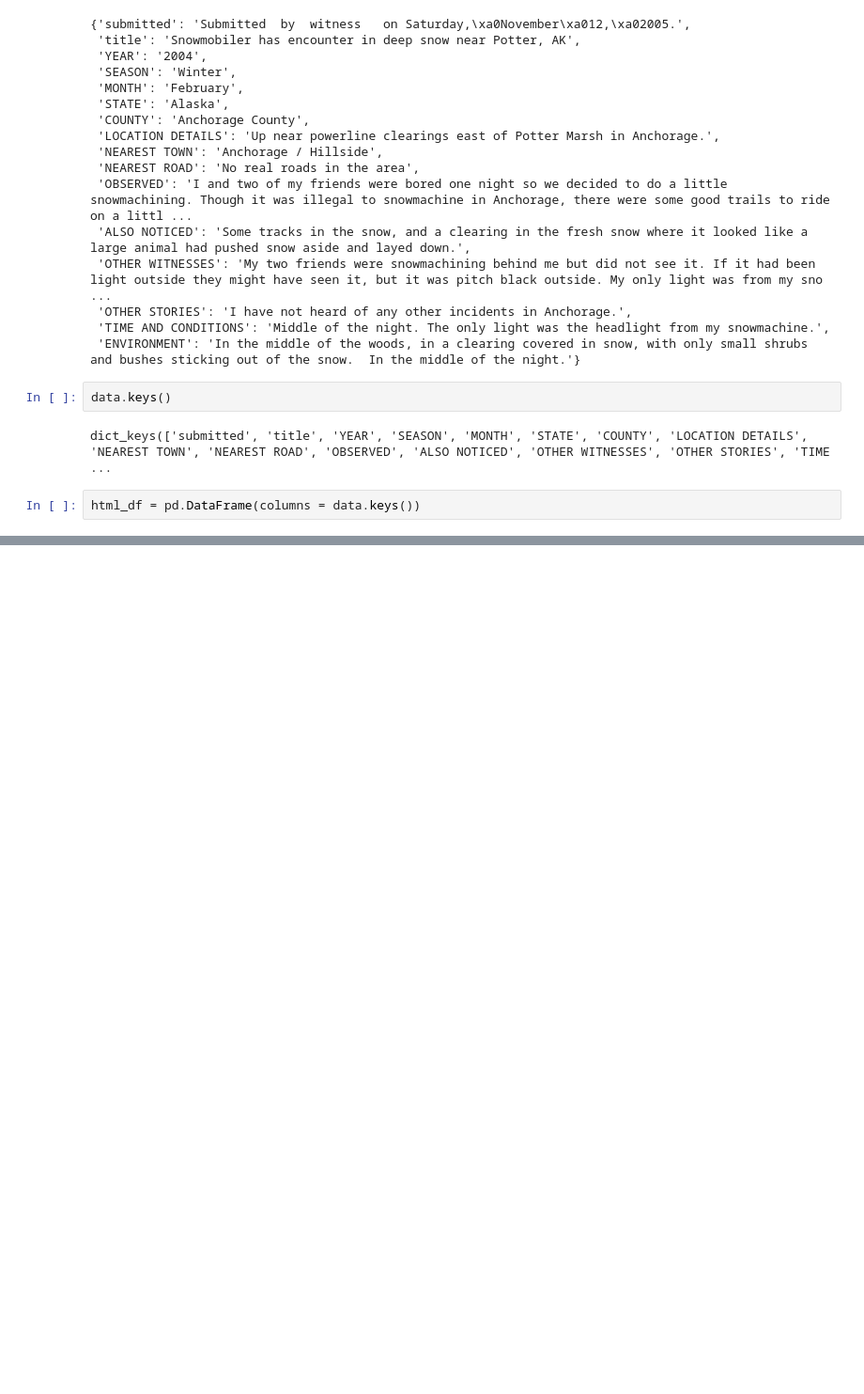
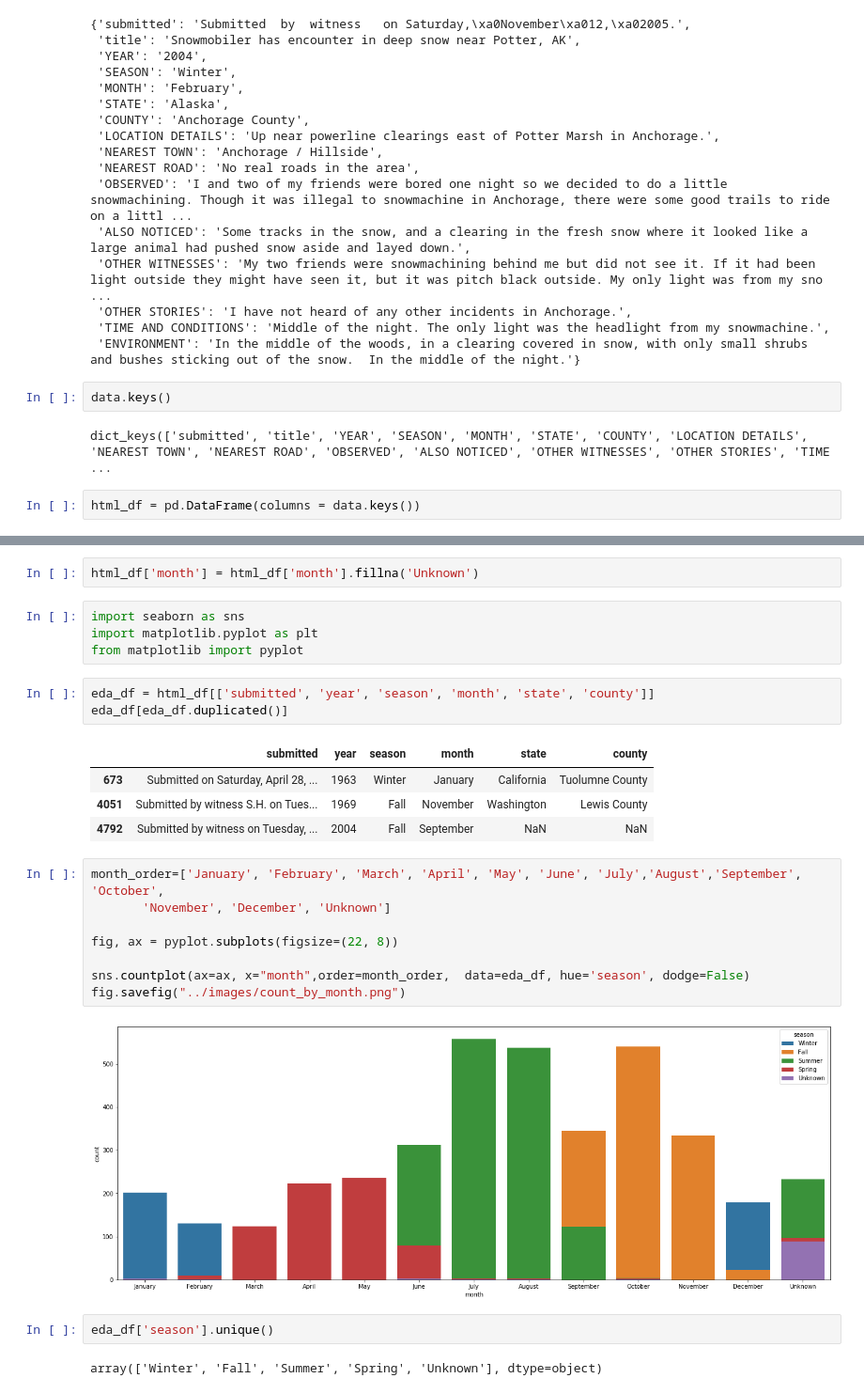
Before and after one commit to Laszarus/dsi-unsupervised-case-study-, a Jupyter notebook: notebooks/bigfoot_emh.ipynb, the cells around one changed output, grey strips where cells are left out. Shown at 94% size. Cells and saved outputs as stored; diff of their text form; blank space fills up the shorter version.

Commit message:
add images

```diff
--- a/notebooks/bigfoot_emh.ipynb
+++ b/notebooks/bigfoot_emh.ipynb
@@ -219,0 +184,28 @@ html_df
+# %%
+html_df['month'] = html_df['month'].fillna('Unknown')
+# %%
+import seaborn as sns
+import matplotlib.pyplot as plt
+from matplotlib import pyplot
+# %%
+eda_df = html_df[['submitted', 'year', 'season', 'month', 'state', 'county']]
+eda_df[eda_df.duplicated()]
+# %% [output]
+|  | submitted | year | season | month | state | county |
+| 673 | Submitted on Saturday, April 28, ... | 1963 | Winter | January | California | Tuolumne County |
+| 4051 | Submitted by witness S.H. on Tues... | 1969 | Fall | November | Washington | Lewis County |
+| 4792 | Submitted by witness on Tuesday, ... | 2004 | Fall | September | NaN | NaN |
+# %%
+month_order=['January', 'February', 'March', 'April', 'May', 'June', 'July','August','September', 'October',
+       'November', 'December', 'Unknown']
+
+fig, ax = pyplot.subplots(figsize=(22, 8))
+
+sns.countplot(ax=ax, x="month",order=month_order,  data=eda_df, hue='season', dodge=False)
+fig.savefig("../images/count_by_month.png")
+# %% [output]
+[figure, added]
+# %%
+eda_df['season'].unique()
+# %% [output]
+array(['Winter', 'Fall', 'Summer', 'Spring', 'Unknown'], dtype=object)
```
Also changed, not shown: parts of 14 cells of this notebook, 2 other files.
